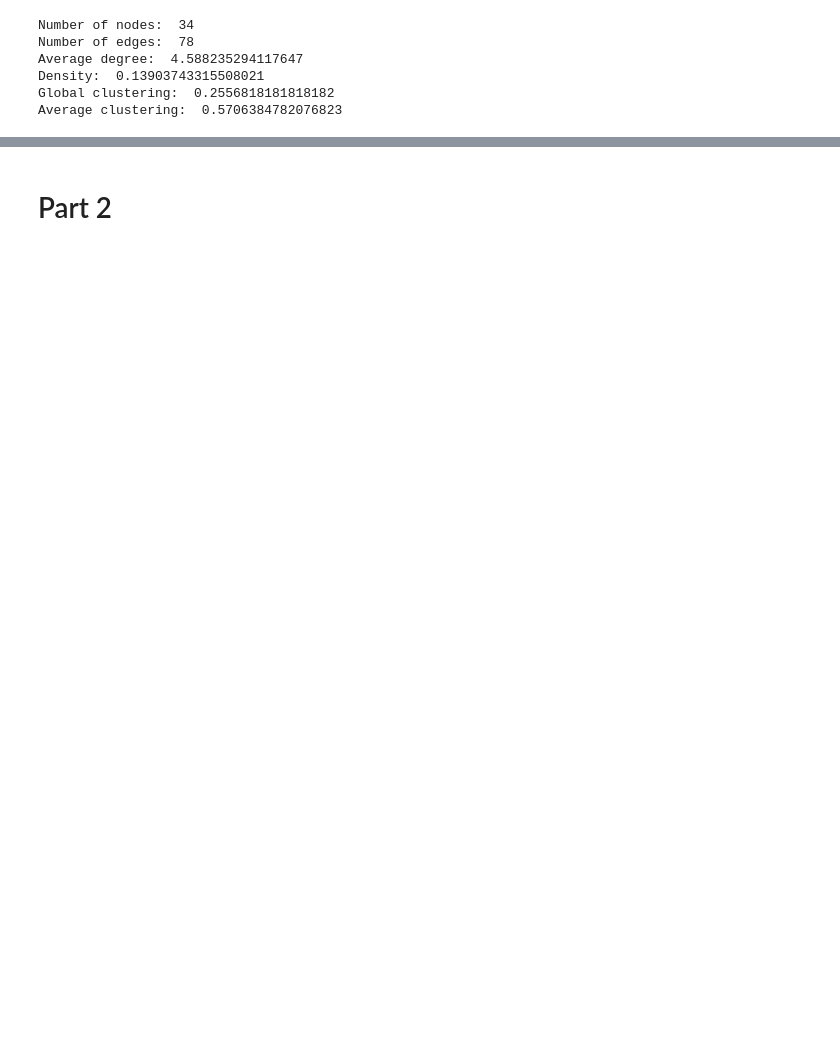
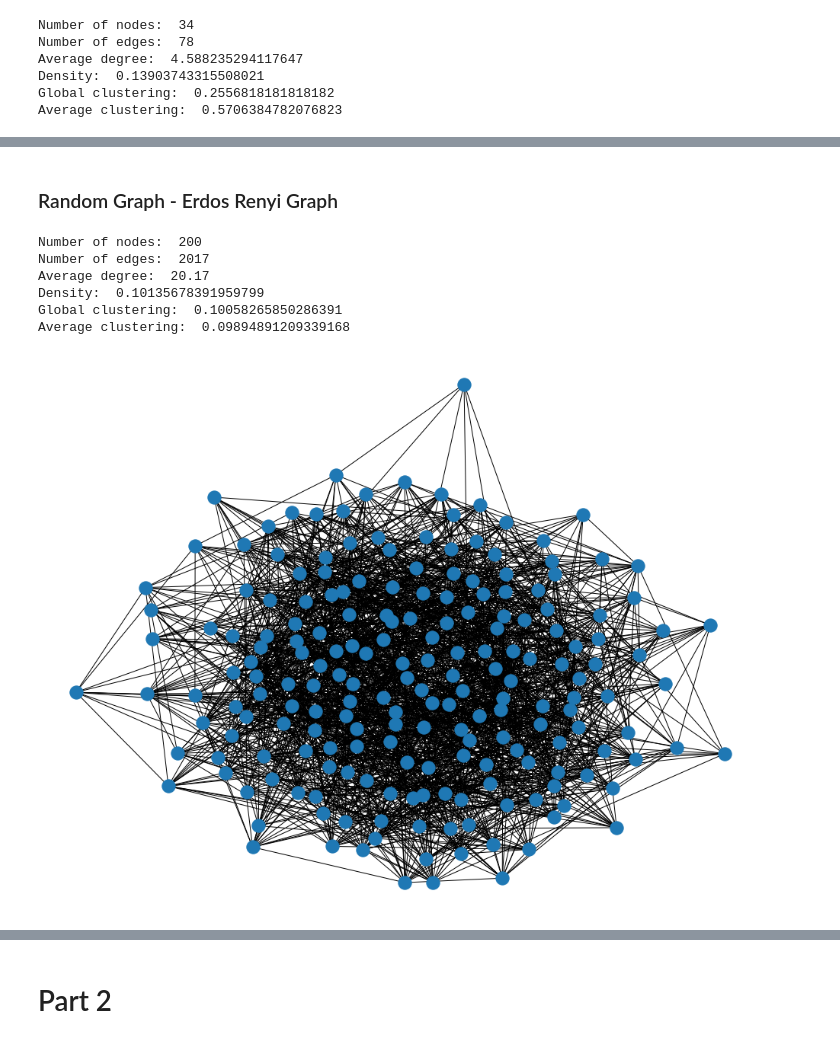
Before and after one commit to LazyRacc00n/NetworkAnalysis_2Assignment, a Jupyter notebook: Code.ipynb, the cells around one changed output, grey strips where cells are left out. Saved outputs shown, nothing was run; the diff lists cells and outputs as text; code cells hidden in the pictures; blank space fills up the shorter version.

```diff
--- a/Code.ipynb
+++ b/Code.ipynb
@@ -206,0 +209,35 @@ graph not connected! From now on the largest component will be considered as the
+# %% [markdown]
+### Random Graph - Erdos Renyi Graph
+# %%
+G = nx.erdos_renyi_graph(200, 0.1, seed=123, directed=False)
+
+# number of nodes
+N = nx.number_of_nodes(G)
+print("Number of nodes: ", N)
+
+# number of links
+print("Number of edges: ", nx.number_of_edges(G))
+
+# average degree
+print("Average degree: ", sum([d for n, d in G.degree()])/nx.number_of_nodes(G))
+
+# Density
+print("Density: ", nx.density(G))
+
+# Global clustering
+print("Global clustering: ", nx.transitivity(G))
+
+# Average clustering
+print("Average clustering: ", nx.average_clustering(G))
+# %% [output]
+Number of nodes:  200
+Number of edges:  2017
+Average degree:  20.17
+Density:  0.10135678391959799
+Global clustering:  0.10058265850286391
+Average clustering:  0.09894891209339168
+# %%
+plt.figure( figsize=(13, 10))
+nx.draw(G)
+# %% [output]
+[figure, added]
```
Also changed, not shown: parts of 10 cells of this notebook, 5 other files.
